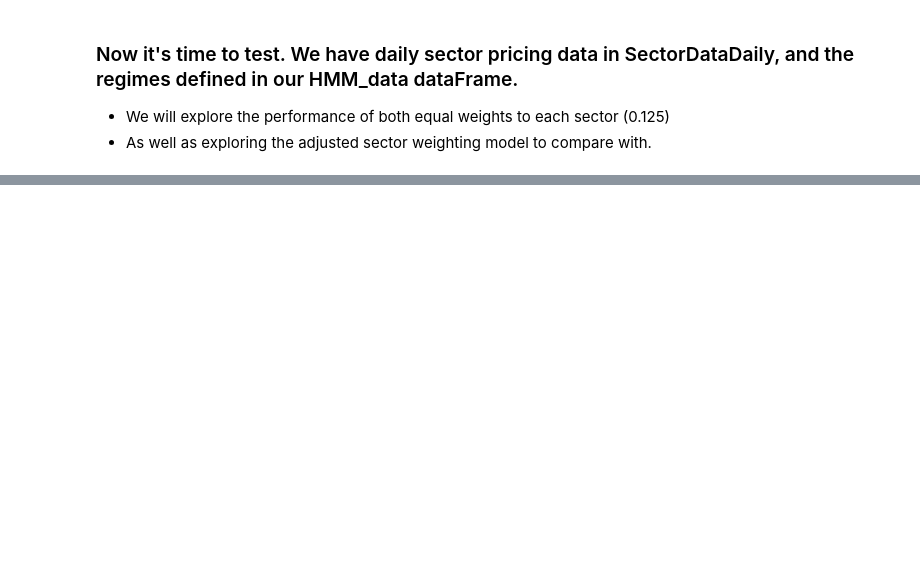
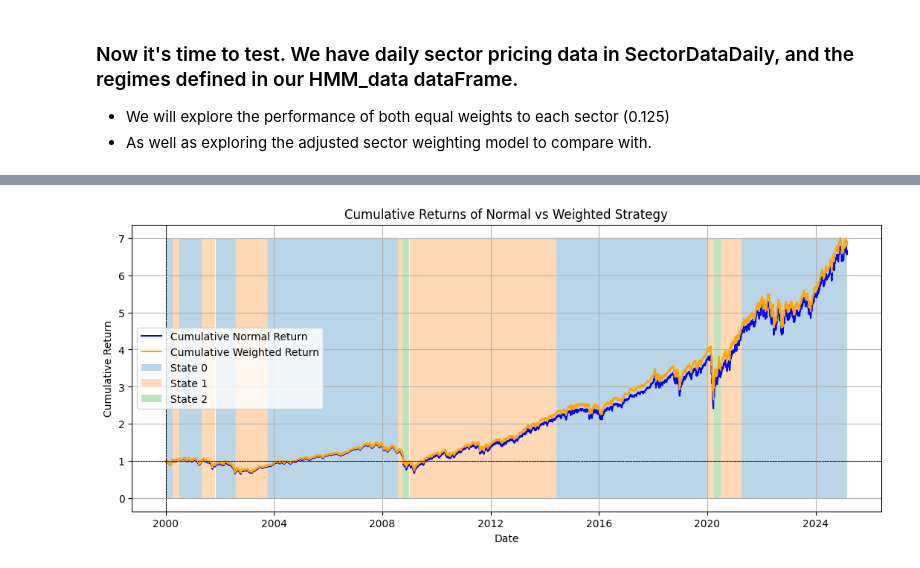
Before and after one commit to JackDamato/IC-Quant-Final-Project, a Jupyter notebook: JackDamatoFinal.ipynb, the cells around one changed output, grey strips where cells are left out. Cells and saved outputs as stored; diff of their text form; code cells hidden in the pictures; blank space fills up the shorter version.

```diff
--- a/JackDamatoFinal.ipynb
+++ b/JackDamatoFinal.ipynb
@@ -833,3 +833,18 @@ regime_ratios
 ### Now it's time to test. We have daily sector pricing data in SectorDataDaily, and the regimes defined in our HMM_data dataFrame.
 - We will explore the performance of both equal weights to each sector (0.125)
 - As well as exploring the adjusted sector weighting model to compare with.
+# %%
+sectors_df_daily = pd.DataFrame()
+sectors_df_daily["DATE"] = pd.date_range(start="2000-01-01", end="2025-03-01", freq="D")
+sectors_df_daily.set_index("DATE", inplace=True)
+
+for sector, ticker in included_sectors.items():
+    data = pd.read_csv(f"SectorDataDaily/{ticker}daily.csv", parse_dates=["DATE"])
+    data.set_index("DATE", inplace=True)
+    data.rename(columns={"Close": f"{ticker} Close"}, inplace=True)
+    sectors_df_daily = pd.merge(sectors_df_daily, data, left_index=True, right_index=True, how="outer")
+
+sectors_df_daily = pd.merge(sectors_df_daily, HMM_data[["State"]], left_index=True, right_index=True, how="outer")
+sectors_df_daily["State"] = sectors_df_daily["State"].ffill() # Forward fill the state to get the daily state
+sectors_df_daily.dropna(inplace=True) # Drop any rows with NaN values (WEEKENDS)
+sectors_df_daily
@@ -835,0 +866,67 @@ regime_ratios
+# %%
+# STEP 1: Compute daily log returns and weighted returns
+for sector, ticker in included_sectors.items():
+    sectors_df_daily[f"{ticker} Log Return"] = np.log(sectors_df_daily[f"{ticker} Close"] / sectors_df_daily[f"{ticker} Close"].shift(1)).fillna(0)
+    sectors_df_daily[f"{ticker} Weighted Log Return"] = (
+        sectors_df_daily[f"{ticker} Log Return"] *
+        sectors_df_daily["State"].map(lambda x: regime_ratios.loc[f"State {int(x)}", sector])
+    )
+
+# STEP 2: Compute net portfolio log returns (daily)
+sectors_df_daily["Net Normal Log Return"] = 0
+sectors_df_daily["Net Weighted Log Return"] = 0
+
+equal_weight = 1 / len(included_sectors)
+
+for sector, ticker in included_sectors.items():
+    sectors_df_daily["Net Normal Log Return"] += equal_weight * sectors_df_daily[f"{ticker} Log Return"]
+    sectors_df_daily["Net Weighted Log Return"] += sectors_df_daily[f"{ticker} Weighted Log Return"]
+
+# STEP 3: Compute cumulative returns
+sectors_df_daily["Cumulative Normal Return"] = np.exp(sectors_df_daily["Net Normal Log Return"].cumsum())
+sectors_df_daily["Cumulative Weighted Return"] = np.exp(sectors_df_daily["Net Weighted Log Return"].cumsum())
+
+# STEP 4: Compute annualized returns and volatility
+strategy_df = pd.DataFrame()
+strategy_df["Cumulative Normal Return"] = sectors_df_daily["Cumulative Normal Return"]
+strategy_df["Cumulative Weighted Return"] = sectors_df_daily["Cumulative Weighted Return"]
+strategy_df["State"] = sectors_df_daily["State"]
+strategy_df["Annualized Normal Return"] = (strategy_df["Cumulative Normal Return"] ** (1 / (len(strategy_df) / 252)) - 1) * 100
+strategy_df["Annualized Weighted Return"] = (strategy_df["Cumulative Weighted Return"] ** (1 / (len(strategy_df) / 252)) - 1) * 100
+strategy_df["Annualized Normal Volatility"] = strategy_df["Cumulative Normal Return"].pct_change().rolling(window=21).std() * np.sqrt(252) * 100
+strategy_df["Annualized Weighted Volatility"] = strategy_df["Cumulative Weighted Return"].pct_change().rolling(window=21).std() * np.sqrt(252) * 100
+
+strategy_df["Annualized Normal Volatility"] = strategy_df["Annualized Normal Volatility"].bfill()
+strategy_df["Annualized Weighted Volatility"] = strategy_df["Annualized Weighted Volatility"].bfill()
+max_drawdown_normal = (strategy_df["Cumulative Normal Return"] / strategy_df["Cumulative Normal Return"].cummax() - 1).min() * 100
+max_drawdown_weighted = (strategy_df["Cumulative Weighted Return"] / strategy_df["Cumulative Weighted Return"].cummax() - 1).min() * 100
+sharpe_ratio_normal = (strategy_df["Annualized Normal Return"] - 0.02) / strategy_df["Annualized Normal Volatility"]
+sharpe_ratio_weighted = (strategy_df["Annualized Weighted Return"] - 0.02) / strategy_df["Annualized Weighted Volatility"]
+
+# Plotting the cumulative returns
+plt.figure(figsize=(13, 5))
+plt.plot(sectors_df_daily.index, sectors_df_daily["Cumulative Normal Return"], label="Cumulative Normal Return", color="blue")
+plt.plot(sectors_df_daily.index, sectors_df_daily["Cumulative Weighted Return"], label="Cumulative Weighted Return", color="orange")
+for i in range(3):
+    plt.fill_between(sectors_df_daily.index, 0, 7.0, where=(sectors_df_daily["State"] == i), alpha=0.3, label=f"State {i}")
+    plt.axhline(y=1, color='k', linestyle='--', linewidth=0.5)  # Add a horizontal line at y=1
+    plt.axvline(x=sectors_df_daily.index[0], color='k', linestyle='--', linewidth=0.5)  # Add a vertical line at x=0
+
+plt.axhline(y=1, color='k', linestyle='--', linewidth=0.5)  # Add a horizontal line at y=1
+plt.axvline(x=sectors_df_daily.index[0], color='k', linestyle='--', linewidth=0.5)  # Add a vertical line at x=0
+plt.title("Cumulative Returns of Normal vs Weighted Strategy")
+plt.xlabel("Date")
+plt.ylabel("Cumulative Return")
+plt.legend()
+plt.grid()
+plt.show()
+
+# Print comparatives in table format
+comparative_df = pd.DataFrame({
+    "Metric": ["Annualized Normal Return %", "Annualized Weighted Return %", "Annualized Normal Volatility", "Annualized Weighted Volatility", "Max Drawdown Normal %", "Max Drawdown Weighted %", "Sharpe Ratio Normal", "Sharpe Ratio Weighted"],
+    "Value": [strategy_df["Annualized Normal Return"].iloc[-1], strategy_df["Annualized Weighted Return"].iloc[-1], strategy_df["Annualized Normal Volatility"].iloc[-1], strategy_df["Annualized Weighted Volatility"].iloc[-1], max_drawdown_normal, max_drawdown_weighted, sharpe_ratio_normal.iloc[-1], sharpe_ratio_weighted.iloc[-1]]
+})
+comparative_df = comparative_df.set_index("Metric")
+comparative_df
+# %% [output]
+[figure, added]
```
Also changed, not shown: parts of 6 cells of this notebook.
